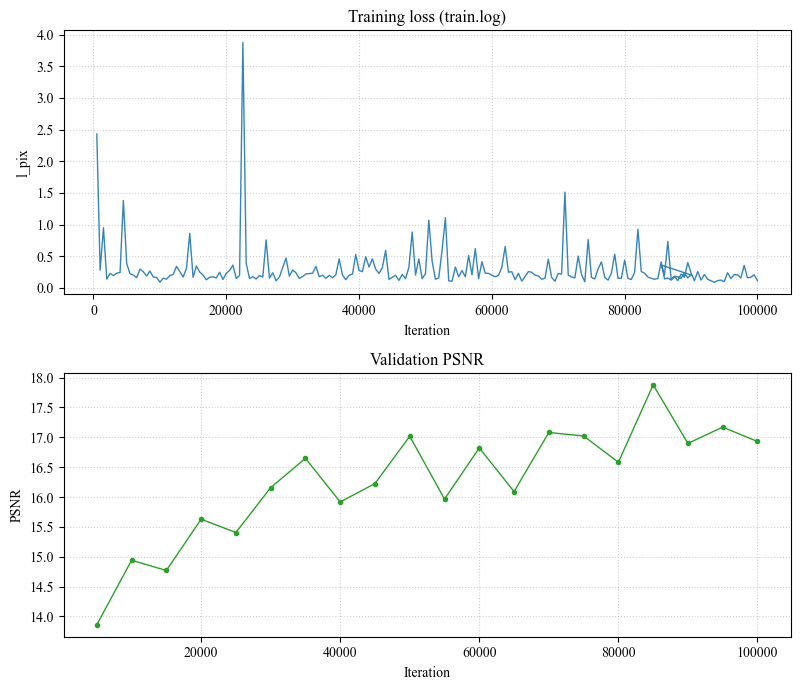
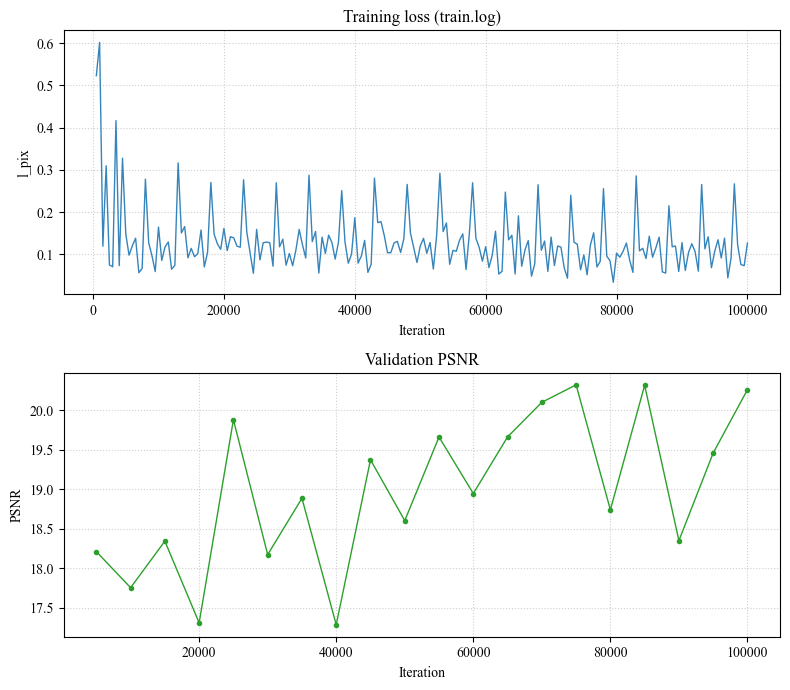
Unified diff of the notebook cell whose output changed from the first chart to the second:
--- before
+++ after
@@ -13,6 +13,7 @@
     r"<epoch:\s*(\d+),\s*iter:\s*([\d,\s]+)>\s+l_pix:\s*([\deE.+-]+)"
 )
-_LINE_PSNR = re.compile(
+_LINE_VAL = re.compile(
     r"<epoch:\s*(\d+),\s*iter:\s*([\d,\s]+)>\s+psnr:\s*([\deE.+-]+)"
+    r"(?:,\s*ssim[：:]\s*([\deE.+-]+))?"
 )
 
@@ -22,5 +23,7 @@
 
 
-def parse_train_log(path: Path) -> tuple[list[int], list[float], list[int], list[float]]:
+def parse_train_log(
+    path: Path,
+) -> tuple[list[int], list[float], list[int], list[float], list[int], list[float]]:
     text = path.read_text(encoding="utf-8", errors="replace")
     iters_l: list[int] = []
@@ -28,4 +31,6 @@
     iters_v: list[int] = []
     psnr: list[float] = []
+    iters_ssim: list[int] = []
+    ssim: list[float] = []
     for line in text.splitlines():
         m = _LINE_L_PIX.search(line)
@@ -34,9 +39,13 @@
             l_pix.append(float(m.group(3)))
             continue
-        m = _LINE_PSNR.search(line)
+        m = _LINE_VAL.search(line)
         if m:
-            iters_v.append(_parse_iter(m.group(2)))
+            it = _parse_iter(m.group(2))
+            iters_v.append(it)
             psnr.append(float(m.group(3)))
-    return iters_l, l_pix, iters_v, psnr
+            if m.group(4) is not None:
+                iters_ssim.append(it)
+                ssim.append(float(m.group(4)))
+    return iters_l, l_pix, iters_v, psnr, iters_ssim, ssim
 
 
@@ -47,4 +56,6 @@
     iters_v: list[int],
     psnr: list[float],
+    iters_ssim: list[int],
+    ssim: list[float],
 ) -> Path:
     n_plots = 0
@@ -52,4 +63,6 @@
         n_plots += 1
     if iters_v:
+        n_plots += 1
+    if iters_ssim:
         n_plots += 1
     if n_plots == 0:
@@ -71,8 +84,17 @@
     if iters_v:
         ax = ax_list[i_ax]
+        i_ax += 1
         ax.plot(iters_v, psnr, color="#2ca02c", marker="o", markersize=3, linewidth=1.0)
         ax.set_xlabel("Iteration")
         ax.set_ylabel("PSNR")
         ax.set_title("Validation PSNR")
+        ax.grid(True, linestyle=":", alpha=0.6)
+
+    if iters_ssim:
+        ax = ax_list[i_ax]
+        ax.plot(iters_ssim, ssim, color="#ff7f0e", marker="o", markersize=3, linewidth=1.0)
+        ax.set_xlabel("Iteration")
+        ax.set_ylabel("SSIM")
+        ax.set_title("Validation SSIM")
         ax.grid(True, linestyle=":", alpha=0.6)
 
@@ -88,6 +110,13 @@
     raise FileNotFoundError(f"File not found: {log_path}")
 
-iters_l, l_pix, iters_v, psnr = parse_train_log(log_path)
-out_png = plot_curves_notebook(log_path, iters_l, l_pix, iters_v, psnr)
+iters_l, l_pix, iters_v, psnr, iters_ssim, ssim = parse_train_log(log_path)
+out_png = plot_curves_notebook(
+    log_path, iters_l, l_pix, iters_v, psnr, iters_ssim, ssim
+)
 print(f"Saved: {out_png}")
-print(f"Parsed {len(iters_l)} l_pix points, {len(iters_v)} validation PSNR points.")
+msg = f"Parsed {len(iters_l)} l_pix points, {len(iters_v)} validation PSNR points."
+if iters_ssim:
+    msg += f" {len(iters_ssim)} validation SSIM points."
+else:
+    msg += " (no SSIM in log, skipped)."
+print(msg)

Commit: :art: 整理繪圖相關代碼